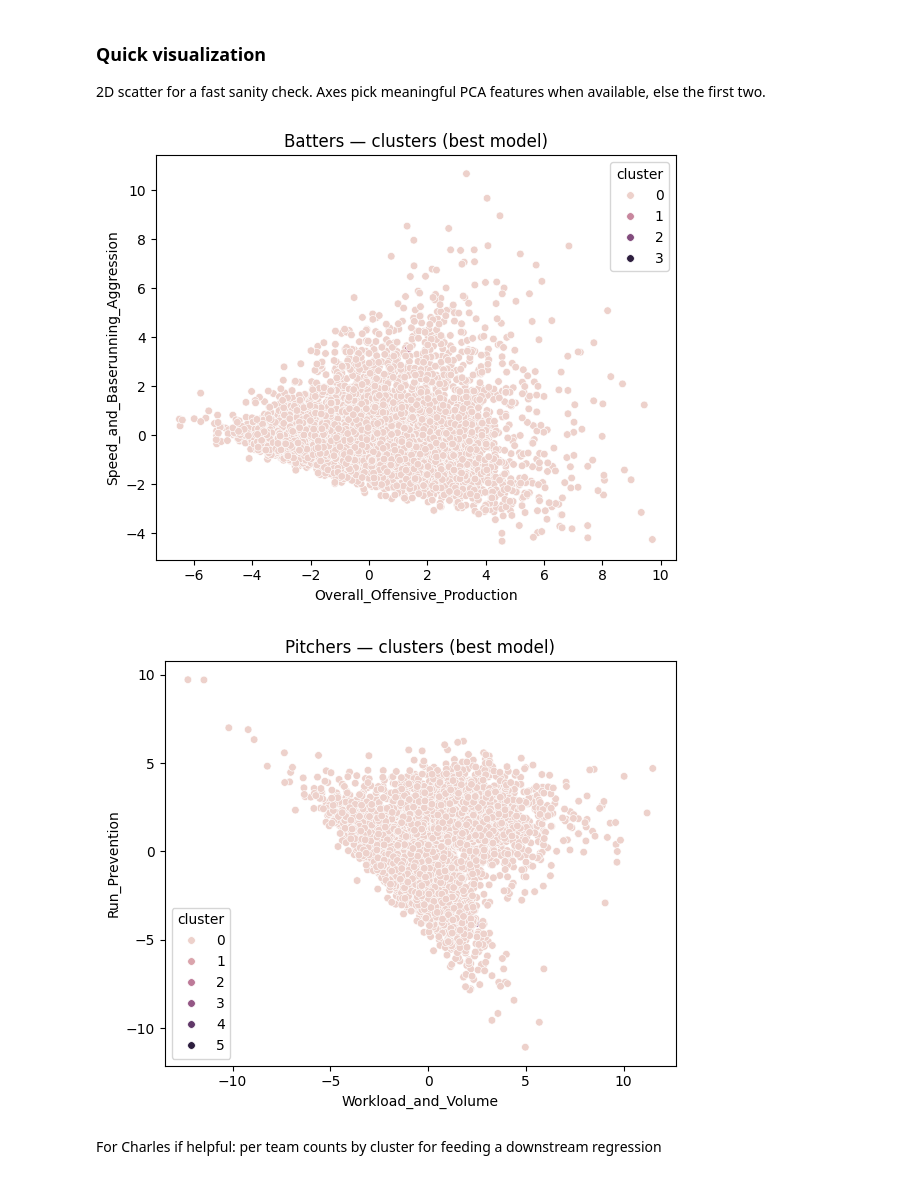
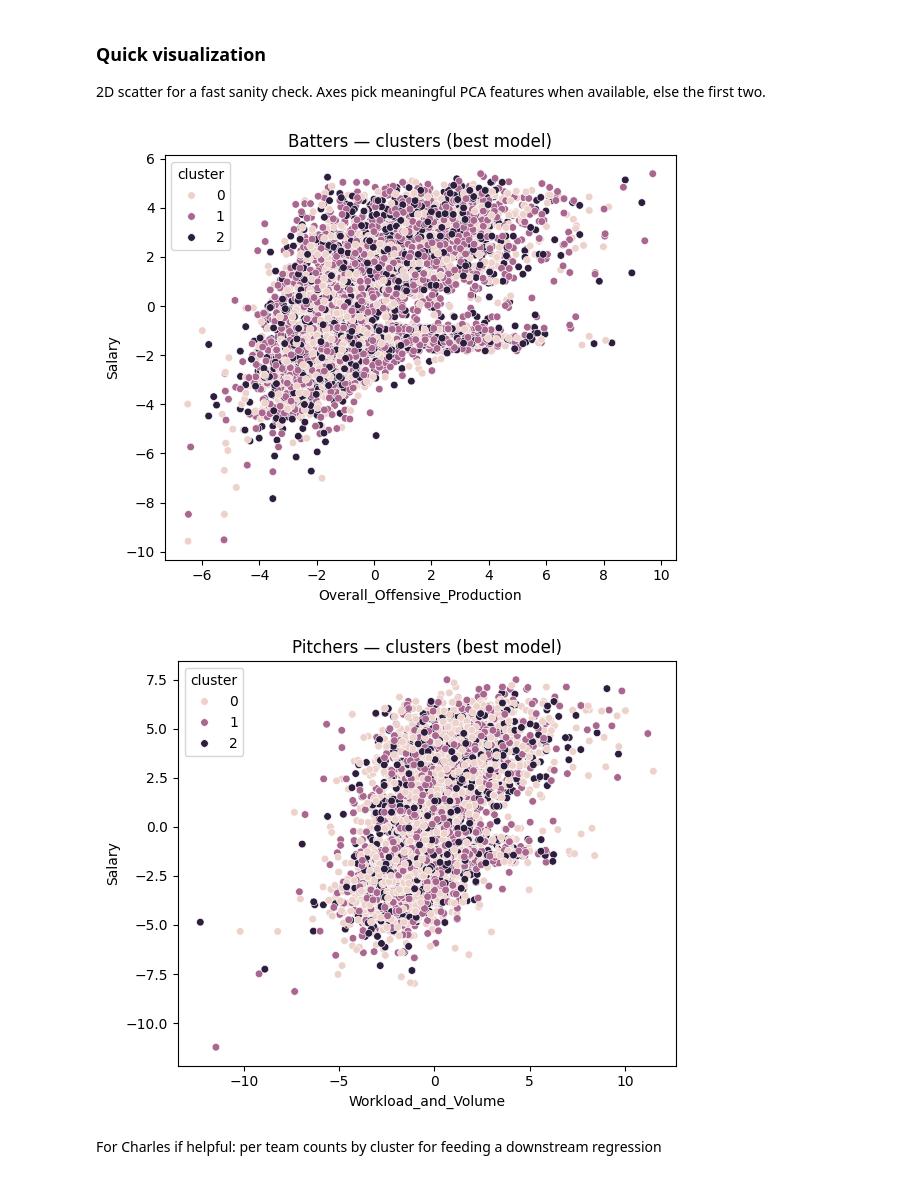
Before and after one commit to vartabje/predicting_team_outcomes_based_on_player_composition, a Jupyter notebook: cluster.ipynb, the cells around one changed output. Drawn from its saved outputs; the diff is of its cells as text; code cells hidden in the pictures.

```diff
--- a/cluster.ipynb
+++ b/cluster.ipynb
@@ -90,13 +80,6 @@ pit_feature_cols = [c for c in pitchers_df.columns if c not in non_feature_cols]
 
 X_bat = batters_df[bat_feature_cols]
 X_pit = pitchers_df[pit_feature_cols]
-
-# For debugging purposes is scale is an issue
-if USE_STANDARD_SCALER_EXPERIMENT:
-    from sklearn.preprocessing import StandardScaler
-    scaler = StandardScaler()
-    X_bat = pd.DataFrame(scaler.fit_transform(X_bat), columns=bat_feature_cols)
-    X_pit = pd.DataFrame(scaler.fit_transform(X_pit), columns=pit_feature_cols)
 # %%
 print(f"[Batters] rows={len(X_bat):,}, cols={len(X_bat.columns)}")
 print(f"[Pitchers] rows={len(X_pit):,}, cols={len(X_pit.columns)}")
@@ -191,20 +174,27 @@ def run_agglomerative_grid(X, ks=range(3, 11)):
         )
     return pd.DataFrame(rows)
 
-def run_spectral_grid(X, ks=range(3, 11), random_state=RANDOM_STATE):
+def run_spectral_grid(
+    X,
+    ks=range(3, 11),
+    neighbor_list=(10, 20, 30),
+    random_state=RANDOM_STATE,
+):
     rows = []
     for k in ks:
-        model = SpectralClustering(
-            n_clusters=k,
-            assign_labels="kmeans",
-            affinity="rbf",
-            gamma=1.0 / X.shape[1],
-            random_state=random_state,
-        )
-        labels = model.fit_predict(X)
-        rows.append(
-            score_clusters(X, labels) | {"method": "spectral", "k": k, "model": model}
-        )
+        for nn in neighbor_list:
+            model = SpectralClustering(
+                n_clusters=k,
+                affinity="nearest_neighbors",
+                n_neighbors=nn,
+                assign_labels="kmeans",
+                random_state=random_state,
+            )
+            labels = model.fit_predict(X)
+            rows.append(
+                score_clusters(X, labels)
+                | {"method": "spectral", "k": k, "n_neighbors": nn, "model": model}
+            )
     return pd.DataFrame(rows)
 
 def run_dbscan_grid(X, eps_list=(0.5, 1.0, 1.5, 2.0), min_samples_list=(5, 10)):
@@ -439,26 +477,26 @@ saved: csv_files/csv_cluster_files/batters_cluster_assignments.csv and csv_files
 # %%
 def quick_scatter(df, x, y, hue_col="cluster", title=""):
     plt.figure(figsize=(6, 5))
     sns.scatterplot(data=df, x=x, y=y, hue=hue_col, s=30)
     plt.title(title)
     plt.tight_layout()
     plt.show()
 
 # choose sensible axes by name; fall back to the first two features
 bat_x = next((c for c in X_bat.columns if "Offensive" in c), X_bat.columns[0])
-bat_y = next((c for c in X_bat.columns if "Speed" in c), X_bat.columns[1])
+bat_y = next((c for c in X_bat.columns if "Salary" in c), X_bat.columns[1])
 
 pit_x = next((c for c in X_pit.columns if "Workload" in c), X_pit.columns[0])
-pit_y = next((c for c in X_pit.columns if "Run_Prevention" in c), X_pit.columns[1])
+pit_y = next((c for c in X_pit.columns if "Salary" in c), X_pit.columns[1])
 
 bat_vis = batters_df[[id_col, "Team", "Year"]].merge(bat_assign, on=id_col, how="left").join(X_bat)
 pit_vis = pitchers_df[[id_col, "Team", "Year"]].merge(pit_assign, on=id_col, how="left").join(X_pit)
 
 quick_scatter(bat_vis, bat_x, bat_y, "cluster", "Batters — clusters (best model)")
 quick_scatter(pit_vis, pit_x, pit_y, "cluster", "Pitchers — clusters (best model)")
 # %% [output]
-[figure, old version]
+[figure, new version]
-[figure, old version]
+[figure, new version]
 # %% [markdown]
 For Charles if helpful: per team counts by cluster for feeding a downstream regression
 # %%
```
Also changed, not shown: parts of 4 cells of this notebook.
